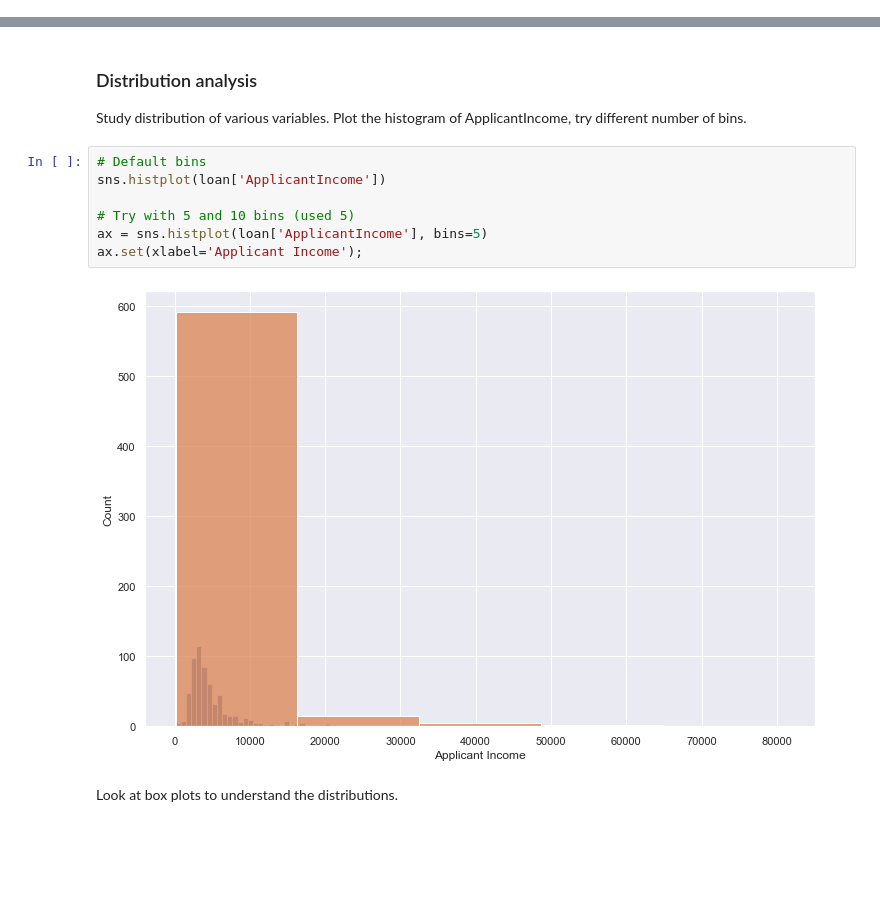
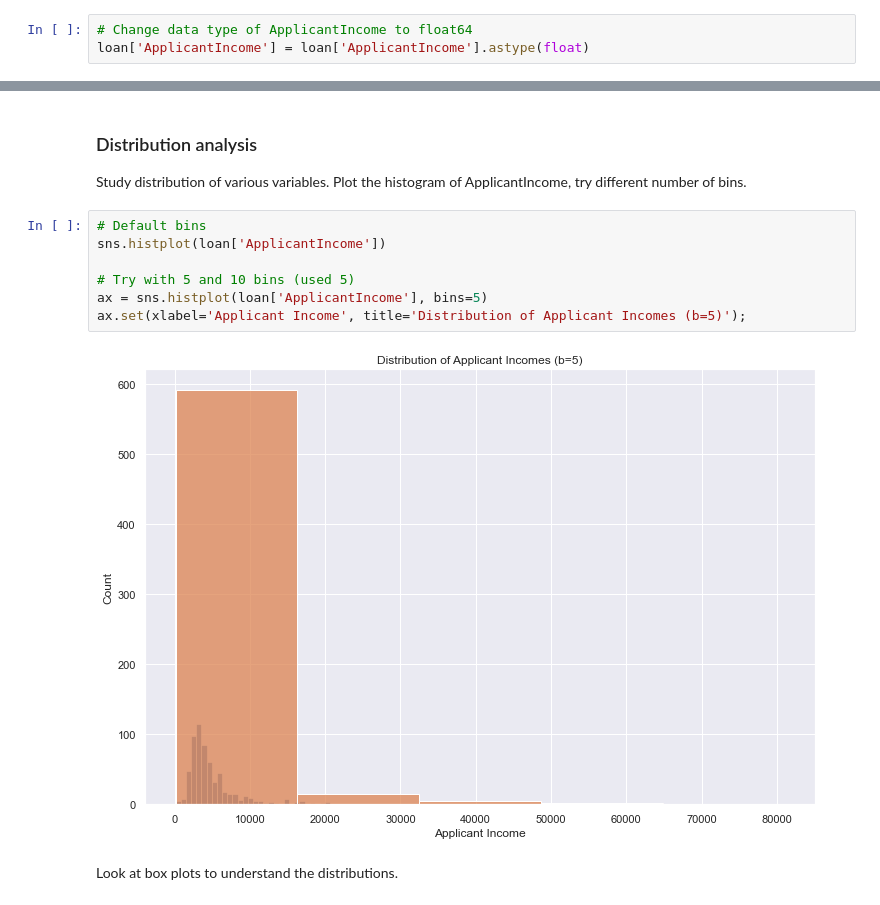
Before and after one commit to joshho77/Deployment_Project, a Jupyter notebook: notebooks/instructions.ipynb, the cells around one changed output, grey strips where cells are left out. Cells and saved outputs as stored; diff of their text form; blank space fills up the shorter version.

```diff
--- a/notebooks/instructions.ipynb
+++ b/notebooks/instructions.ipynb
@@ -138,6 +142,9 @@ loan[loan['Self_Employed'].isna()].reset_index(drop=True).head(15)
 | 14 | LP001883 | Female | No | 0 | Graduate | NaN | 3418 | 0.0 | ... |
 # %% [markdown]
 Look at some basic statistics for numerical variables.
+# %%
+# Change data type of ApplicantIncome to float64
+loan['ApplicantIncome'] = loan['ApplicantIncome'].astype(float)
 # %%
 loan.describe()
 # %% [output]
@@ -210,12 +217,12 @@ Study distribution of various variables. Plot the histogram of ApplicantIncome,
 # %%
 # Default bins
 sns.histplot(loan['ApplicantIncome'])
 
 # Try with 5 and 10 bins (used 5)
 ax = sns.histplot(loan['ApplicantIncome'], bins=5)
-ax.set(xlabel='Applicant Income');
+ax.set(xlabel='Applicant Income', title='Distribution of Applicant Incomes (b=5)');
 # %% [output]
-[figure, old version]
+[figure, new version]
 # %% [markdown]
 
 Look at box plots to understand the distributions.
```
Also changed, not shown: parts of 51 cells of this notebook, 7 other files.
